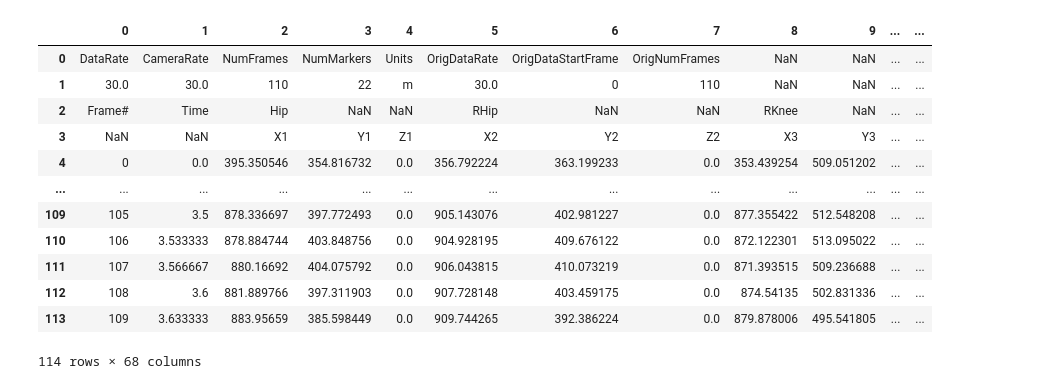
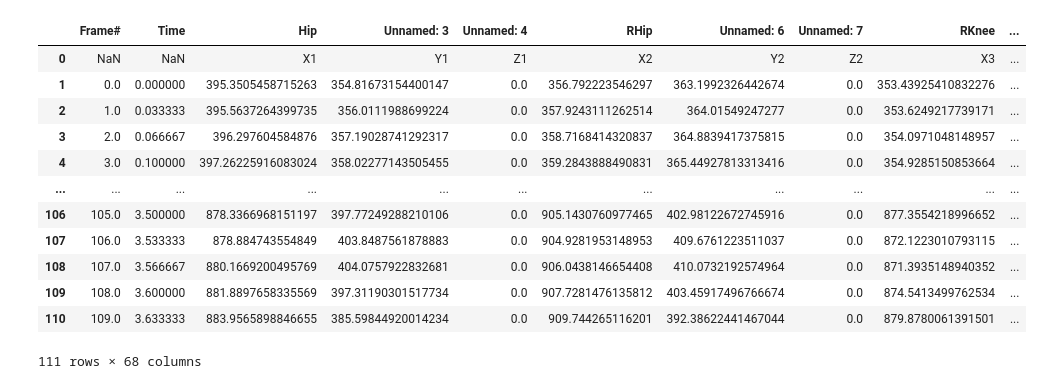
Before and after one commit to christopherhsuu/baseballds, a Jupyter notebook: tracking.ipynb, the cells around one changed output. Saved outputs shown, nothing was run; the diff lists cells and outputs as text; code cells hidden in the pictures.

```diff
--- a/tracking.ipynb
+++ b/tracking.ipynb
@@ -4,2 +5,2 @@ import numpy as np
 # %%
-p1 = pd.read_csv("pitch1_Sports2D_px_person00.trc")
+p1 = pd.read_csv('C:/Users/Chris/Documents/GitHub/baseballds/pitch1_Sports2D_px_person00.trc', skiprows=3, delimiter='\t')
@@ -13,16 +7,16 @@ data_parsed = pd.concat(data_frames, ignore_index=True)
-# %%
-data_parsed
-# %% [output]
-|  | 0 | 1 | 2 | 3 | 4 | 5 | 6 | 7 | 8 | 9 | ... | ... |
-| 0 | DataRate | CameraRate | NumFrames | NumMarkers | Units | OrigDataRate | OrigDataStartFrame | OrigNumFrames | NaN | NaN | ... | ... |
-| 1 | 30.0 | 30.0 | 110 | 22 | m | 30.0 | 0 | 110 | NaN | NaN | ... | ... |
-| 2 | Frame# | Time | Hip | NaN | NaN | RHip | NaN | NaN | RKnee | NaN | ... | ... |
-| 3 | NaN | NaN | X1 | Y1 | Z1 | X2 | Y2 | Z2 | X3 | Y3 | ... | ... |
-| 4 | 0 | 0.0 | 395.350546 | 354.816732 | 0.0 | 356.792224 | 363.199233 | 0.0 | 353.439254 | 509.051202 | ... | ... |
-| ... | ... | ... | ... | ... | ... | ... | ... | ... | ... | ... | ... | ... |
-| 109 | 105 | 3.5 | 878.336697 | 397.772493 | 0.0 | 905.143076 | 402.981227 | 0.0 | 877.355422 | 512.548208 | ... | ... |
-| 110 | 106 | 3.533333 | 878.884744 | 403.848756 | 0.0 | 904.928195 | 409.676122 | 0.0 | 872.122301 | 513.095022 | ... | ... |
-| 111 | 107 | 3.566667 | 880.16692 | 404.075792 | 0.0 | 906.043815 | 410.073219 | 0.0 | 871.393515 | 509.236688 | ... | ... |
-| 112 | 108 | 3.6 | 881.889766 | 397.311903 | 0.0 | 907.728148 | 403.459175 | 0.0 | 874.54135 | 502.831336 | ... | ... |
-| 113 | 109 | 3.633333 | 883.95659 | 385.598449 | 0.0 | 909.744265 | 392.386224 | 0.0 | 879.878006 | 495.541805 | ... | ... |
-114 rows × 68 columns
+# %%
+p1
+# %% [output]
+|  | Frame# | Time | Hip | Unnamed: 3 | Unnamed: 4 | RHip | Unnamed: 6 | Unnamed: 7 | RKnee | ... |
+| 0 | NaN | NaN | X1 | Y1 | Z1 | X2 | Y2 | Z2 | X3 | ... |
+| 1 | 0.0 | 0.000000 | 395.3505458715263 | 354.81673154400147 | 0.0 | 356.792223546297 | 363.1992326442674 | 0.0 | 353.43925410832276 | ... |
+| 2 | 1.0 | 0.033333 | 395.5637264399735 | 356.0111988699224 | 0.0 | 357.9243111262514 | 364.01549247277 | 0.0 | 353.6249217739171 | ... |
+| 3 | 2.0 | 0.066667 | 396.297604584876 | 357.19028741292317 | 0.0 | 358.7168414320837 | 364.8839417375815 | 0.0 | 354.0971048148957 | ... |
+| 4 | 3.0 | 0.100000 | 397.26225916083024 | 358.02277143505455 | 0.0 | 359.2843888490831 | 365.44927813313416 | 0.0 | 354.9285150853664 | ... |
+| ... | ... | ... | ... | ... | ... | ... | ... | ... | ... | ... |
+| 106 | 105.0 | 3.500000 | 878.3366968151197 | 397.77249288210106 | 0.0 | 905.1430760977465 | 402.98122672745916 | 0.0 | 877.3554218996652 | ... |
+| 107 | 106.0 | 3.533333 | 878.884743554849 | 403.8487561878883 | 0.0 | 904.9281953148953 | 409.6761223511037 | 0.0 | 872.1223010793115 | ... |
+| 108 | 107.0 | 3.566667 | 880.1669200495769 | 404.0757922832681 | 0.0 | 906.0438146654408 | 410.0732192574964 | 0.0 | 871.3935148940352 | ... |
+| 109 | 108.0 | 3.600000 | 881.8897658335569 | 397.31190301517734 | 0.0 | 907.7281476135812 | 403.45917496766674 | 0.0 | 874.5413499762534 | ... |
+| 110 | 109.0 | 3.633333 | 883.9565898846655 | 385.59844920014234 | 0.0 | 909.744265116201 | 392.38622441467044 | 0.0 | 879.8780061391501 | ... |
+111 rows × 68 columns
```
Also changed, not shown: parts of 10 cells of this notebook, 1 other file.
